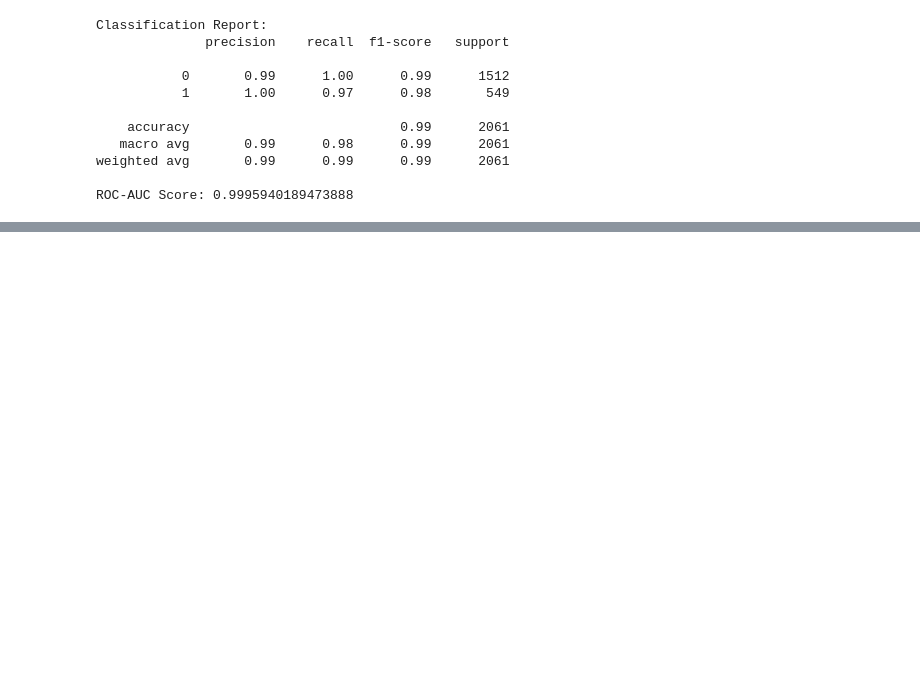
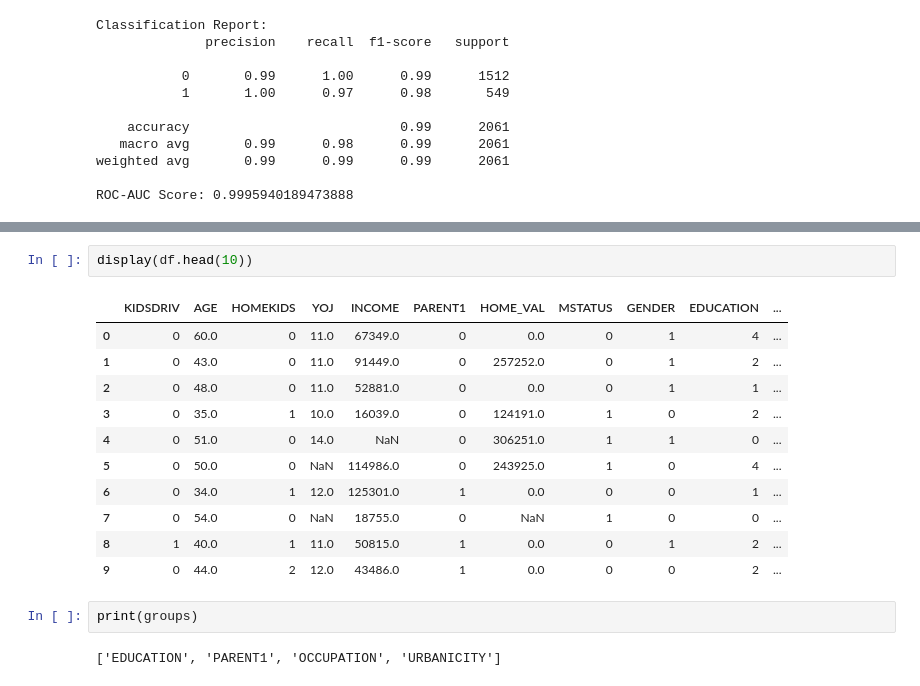
Before and after one commit to steve12512/thesis, a Jupyter notebook: accenture/car_insurance.ipynb, the cells around one changed output, grey strips where cells are left out. Cells and saved outputs as stored; diff of their text form; blank space fills up the shorter version.

```diff
--- a/accenture/car_insurance.ipynb
+++ b/accenture/car_insurance.ipynb
@@ -273,0 +522,18 @@ unprivileged_groups = [{'age': 0}]
+# %%
+display(df.head(10))
+# %% [output]
+|  | KIDSDRIV | AGE | HOMEKIDS | YOJ | INCOME | PARENT1 | HOME_VAL | MSTATUS | GENDER | EDUCATION | ... |
+| 0 | 0 | 60.0 | 0 | 11.0 | 67349.0 | 0 | 0.0 | 0 | 1 | 4 | ... |
+| 1 | 0 | 43.0 | 0 | 11.0 | 91449.0 | 0 | 257252.0 | 0 | 1 | 2 | ... |
+| 2 | 0 | 48.0 | 0 | 11.0 | 52881.0 | 0 | 0.0 | 0 | 1 | 1 | ... |
+| 3 | 0 | 35.0 | 1 | 10.0 | 16039.0 | 0 | 124191.0 | 1 | 0 | 2 | ... |
+| 4 | 0 | 51.0 | 0 | 14.0 | NaN | 0 | 306251.0 | 1 | 1 | 0 | ... |
+| 5 | 0 | 50.0 | 0 | NaN | 114986.0 | 0 | 243925.0 | 1 | 0 | 4 | ... |
+| 6 | 0 | 34.0 | 1 | 12.0 | 125301.0 | 1 | 0.0 | 0 | 0 | 1 | ... |
+| 7 | 0 | 54.0 | 0 | NaN | 18755.0 | 0 | NaN | 1 | 0 | 0 | ... |
+| 8 | 1 | 40.0 | 1 | 11.0 | 50815.0 | 1 | 0.0 | 0 | 1 | 2 | ... |
+| 9 | 0 | 44.0 | 2 | 12.0 | 43486.0 | 1 | 0.0 | 0 | 0 | 2 | ... |
+# %%
+print(groups)
+# %% [output]
+['EDUCATION', 'PARENT1', 'OCCUPATION', 'URBANICITY']
```
Also changed, not shown: parts of 27 cells of this notebook.
